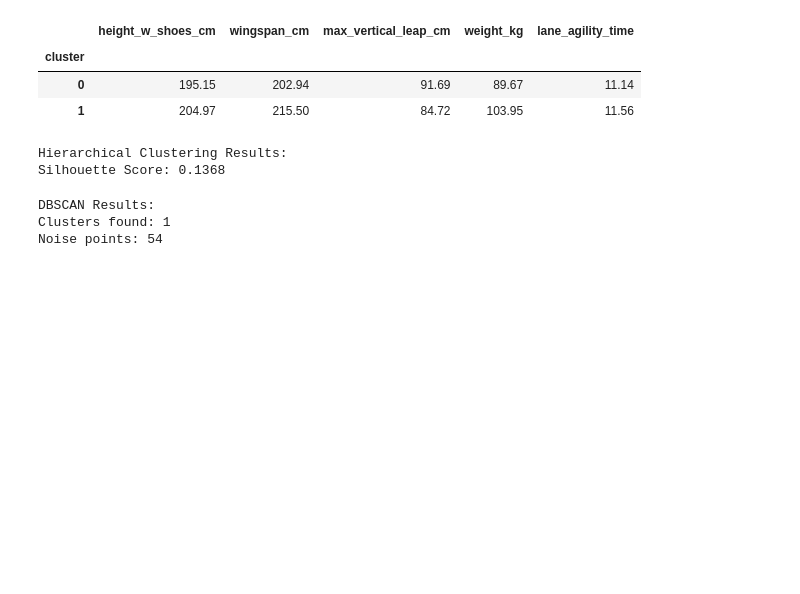
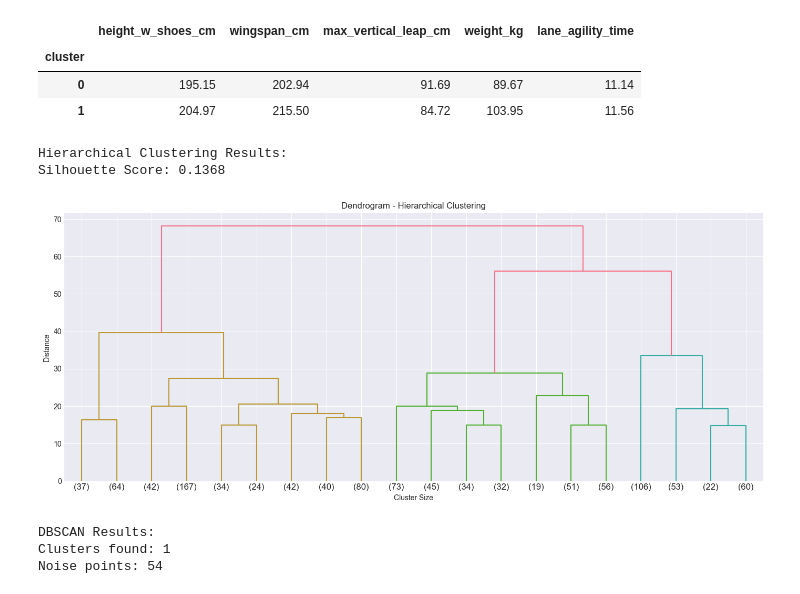
Before and after one commit to andjixi/nba-player-analysis, a Jupyter notebook: nba_data_analysis.ipynb, the cells around one changed output. Saved outputs shown, nothing was run; the diff lists cells and outputs as text; code cells hidden in the pictures; blank space fills up the shorter version.

```diff
--- a/nba_data_analysis.ipynb
+++ b/nba_data_analysis.ipynb
@@ -530,9 +564,9 @@ K_range = range(2, 11)
 
 for k in K_range:
     kmeans = KMeans(n_clusters=k, random_state=42, n_init=10)
-    kmeans.fit(X_pca_30)
+    kmeans.fit(X_no_outliers)
     inertias.append(kmeans.inertia_)
-    silhouettes.append(silhouette_score(X_pca_30, kmeans.labels_))
+    silhouettes.append(silhouette_score(X_no_outliers, kmeans.labels_))
 
 best_k = K_range[np.argmax(silhouettes)]
 print(f"Optimal k (by silhouette): {best_k}")
@@ -672,6 +746,22 @@ print(f"Silhouette Score: {silhouette_score(X_pca_30, clusters_hier):.4f}")
 # %% [output]
 Hierarchical Clustering Results:
 Silhouette Score: 0.1368
+# %%
+# Dendrogram
+from scipy.cluster.hierarchy import linkage, dendrogram
+
+Z = linkage(X_no_outliers, method='ward')
+
+plt.figure(figsize=(14, 6))
+dendrogram(Z, truncate_mode='lastp', p=20, show_leaf_counts=True)
+plt.xlabel('Cluster Size')
+plt.ylabel('Distance')
+plt.title('Dendrogram - Hierarchical Clustering')
+plt.tight_layout()
+plt.savefig('figures/dendrogram.png', dpi=300, bbox_inches='tight')
+plt.show()
+# %% [output]
+[figure, added]
 # %%
 # DBSCAN
 from sklearn.cluster import DBSCAN
```
Also changed, not shown: parts of 21 cells of this notebook, 13 other files.
